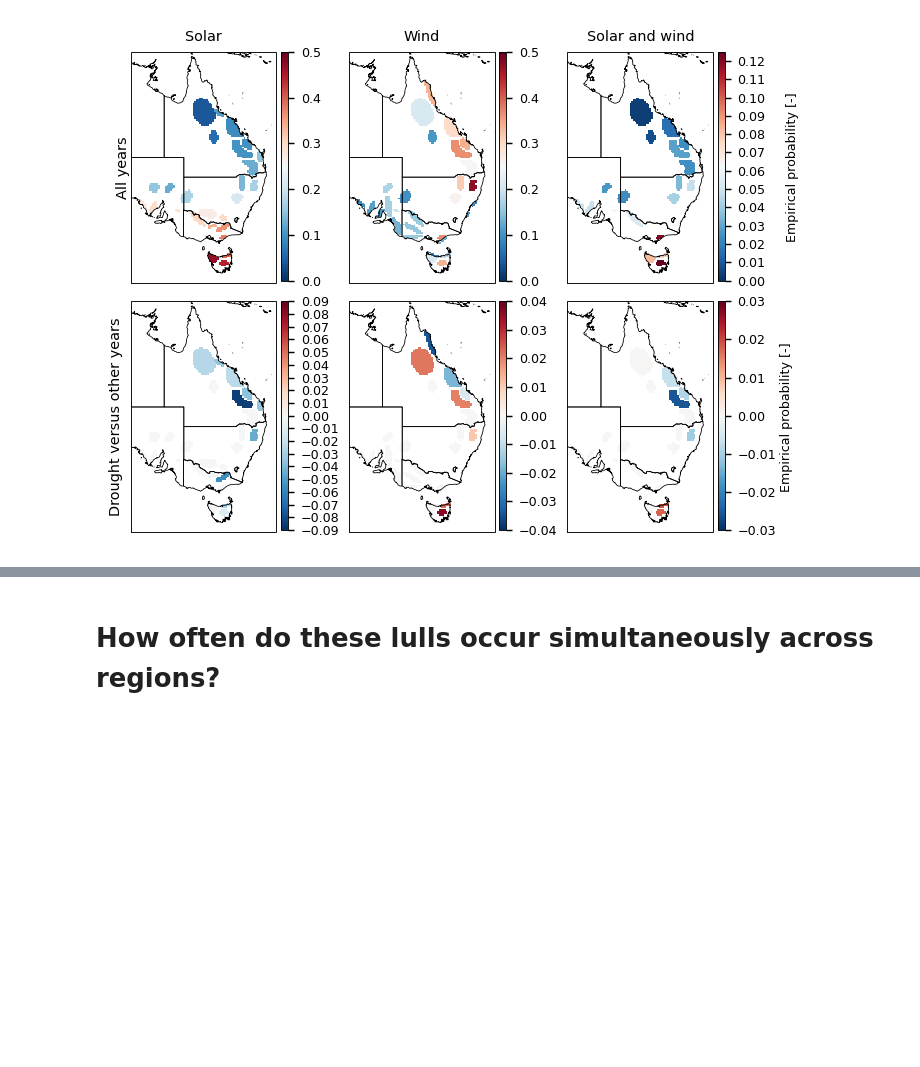
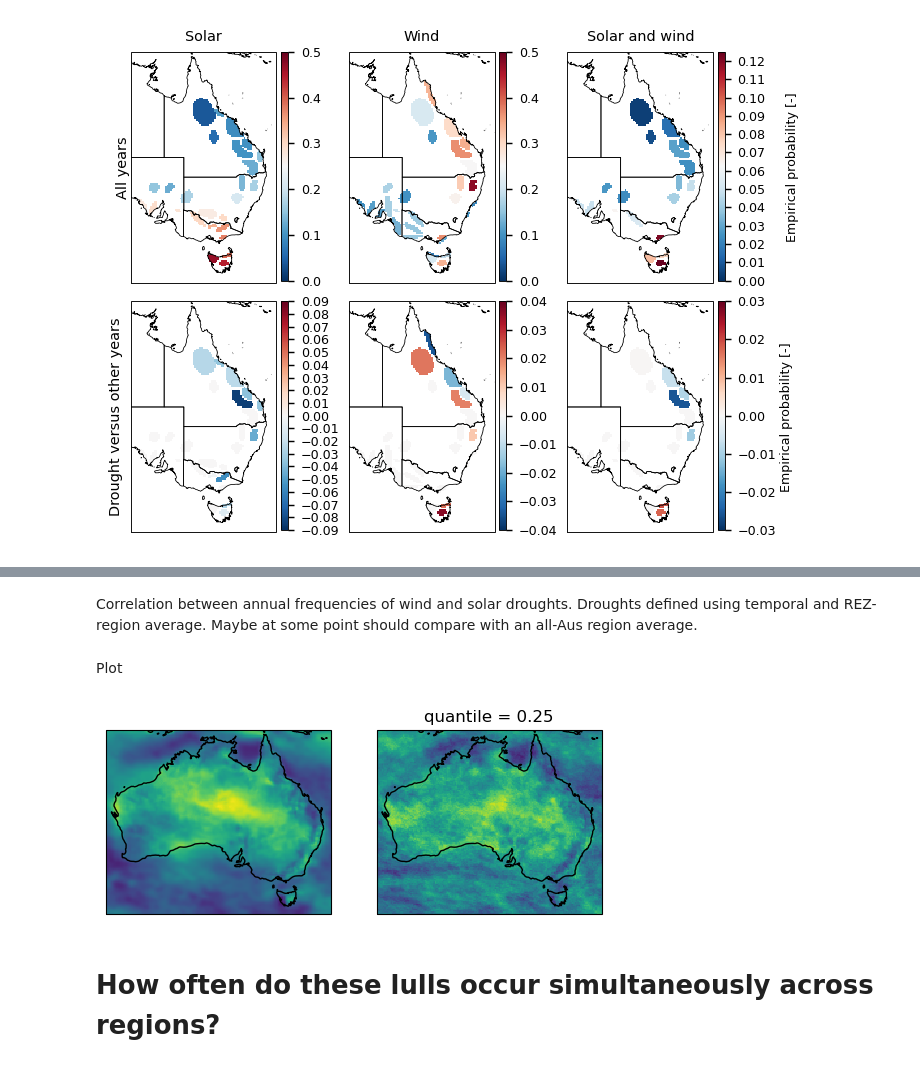
Before and after one commit to dougrichardson/Richardson_2023_energy, a Jupyter notebook: 1_energy_events.ipynb, the cells around one changed output, grey strips where cells are left out. Saved outputs shown, nothing was run; the diff lists cells and outputs as text; code cells hidden in the pictures; blank space fills up the shorter version.

Commit message:
Correlation of wind and solar plot

```diff
--- a/1_energy_events.ipynb
+++ b/1_energy_events.ipynb
@@ -349,0 +370,24 @@ with plt.rc_context(plt_params):
+# %%
+cor_annual = xr.corr(aus_100w_annual, aus_mssrd_annual, dim='time').compute()
+# %% [markdown]
+Correlation between annual frequencies of wind and solar droughts. Droughts defined using temporal and REZ-region average. Maybe at some point should compare with an all-Aus region average.
+# %%
+aus_events_100w = fn.get_events(aus_100w, thresh_100w, tail='lower')
+aus_events_100w_annual = aus_events_100w.resample(time='1YS').mean() #.compute()
+# %%
+aus_events_mssrd = fn.get_events(aus_mssrd, thresh_mssrd, tail='lower')
+aus_events_mssrd_annual = aus_events_mssrd.resample(time='1YS').mean()#.compute()
+# %%
+cor_events_annual = xr.corr(aus_events_100w_annual, aus_events_mssrd_annual, dim='time').compute()
+# %% [markdown]
+Plot
+# %%
+fig, ax = plt.subplots(1, 2, subplot_kw={'projection': ccrs.PlateCarree()})
+
+ax[0].coastlines()
+ax[1].coastlines()
+
+cor_annual.plot(ax=ax[0], vmin=-0.7, vmax=0.7, add_colorbar=False)
+p = cor_events_annual.plot(ax=ax[1], vmin=-0.7, vmax=0.7, add_colorbar=False)
+# %% [output]
+[figure, added]
```
Also changed, not shown: parts of 12 cells of this notebook.
